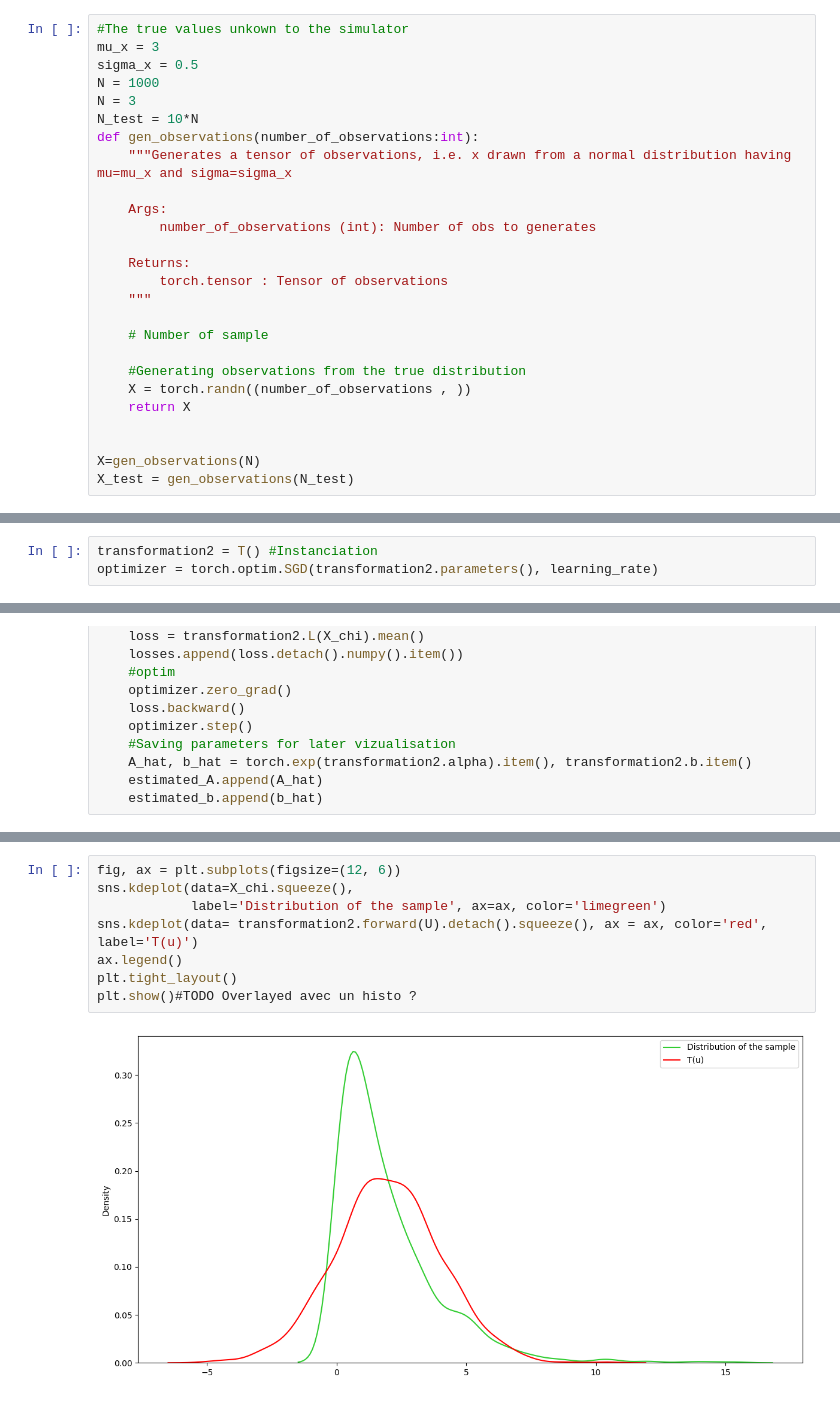
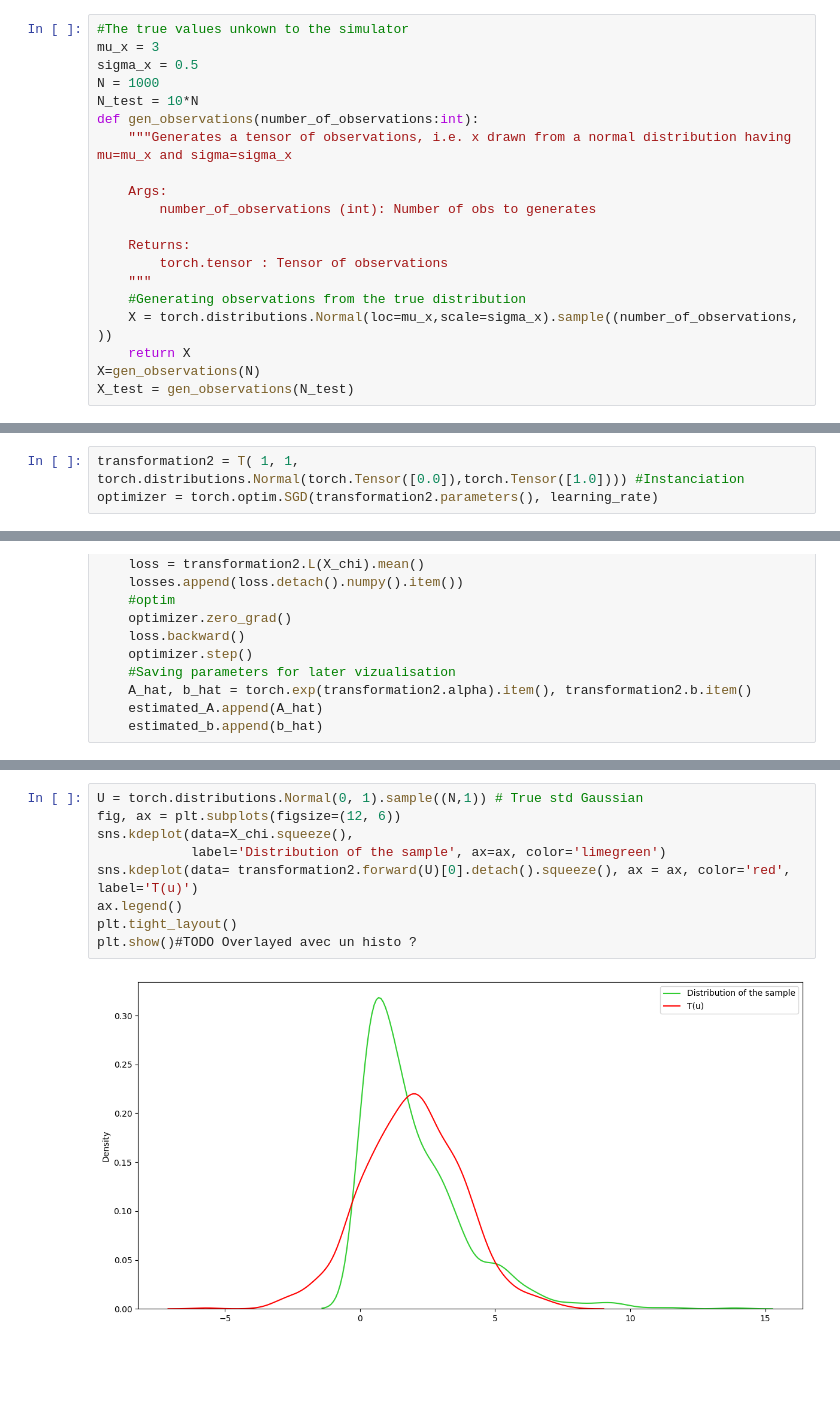
Before and after one commit to MouzaouiMatthieu/PFE, a Jupyter notebook: NormalizingFlowIntroduction.ipynb, the cells around one changed output, grey strips where cells are left out. Saved outputs shown, nothing was run; the diff lists cells and outputs as text; blank space fills up the shorter version.

```diff
--- a/NormalizingFlowIntroduction.ipynb
+++ b/NormalizingFlowIntroduction.ipynb
@@ -18,7 +18,6 @@ Consider the target variable X to be defined as : $$X\sim \mathcal{N}(\mu_X ; \s
 mu_x = 3
 sigma_x = 0.5
 N = 1000
-N = 3
 N_test = 10*N
 def gen_observations(number_of_observations:int):
     """Generates a tensor of observations, i.e. x drawn from a normal distribution having mu=mu_x and sigma=sigma_x
@@ -29,13 +28,8 @@ def gen_observations(number_of_observations:int):
     Returns:
         torch.tensor : Tensor of observations
     """
-
-    # Number of sample
-
     #Generating observations from the true distribution
-    X = torch.randn((number_of_observations , ))
+    X = torch.distributions.Normal(loc=mu_x,scale=sigma_x).sample((number_of_observations, ))
     return X
-
-
 X=gen_observations(N)
 X_test = gen_observations(N_test)
@@ -249,7 +388,7 @@ X_chi = torch.from_numpy(X_chi)
 X_chi = X_chi.reshape(X_chi.size()[0] , 1)
 X_chi = X_chi.type(torch.float32)
 # %%
-transformation2 = T() #Instanciation
+transformation2 = T( 1, 1, torch.distributions.Normal(torch.Tensor([0.0]),torch.Tensor([1.0]))) #Instanciation
 optimizer = torch.optim.SGD(transformation2.parameters(), learning_rate)
 # %%
 losses = []
@@ -281,12 +420,13 @@ print(f" Final loss = ", losses[-1])
 # %%
+U = torch.distributions.Normal(0, 1).sample((N,1)) # True std Gaussian
 fig, ax = plt.subplots(figsize=(12, 6))
 sns.kdeplot(data=X_chi.squeeze(),
             label='Distribution of the sample', ax=ax, color='limegreen')
-sns.kdeplot(data= transformation2.forward(U).detach().squeeze(), ax = ax, color='red', label='T(u)')
+sns.kdeplot(data= transformation2.forward(U)[0].detach().squeeze(), ax = ax, color='red', label='T(u)')
 ax.legend()
 plt.tight_layout()
 plt.show()#TODO Overlayed avec un histo ?
 # %% [output]
-[figure, old version]
+[figure, new version]
 # %%
 #TODO Voir si on peut ajouter quelques couches simples en se basant sur la description du papier
```
Also changed, not shown: parts of 23 cells of this notebook.
